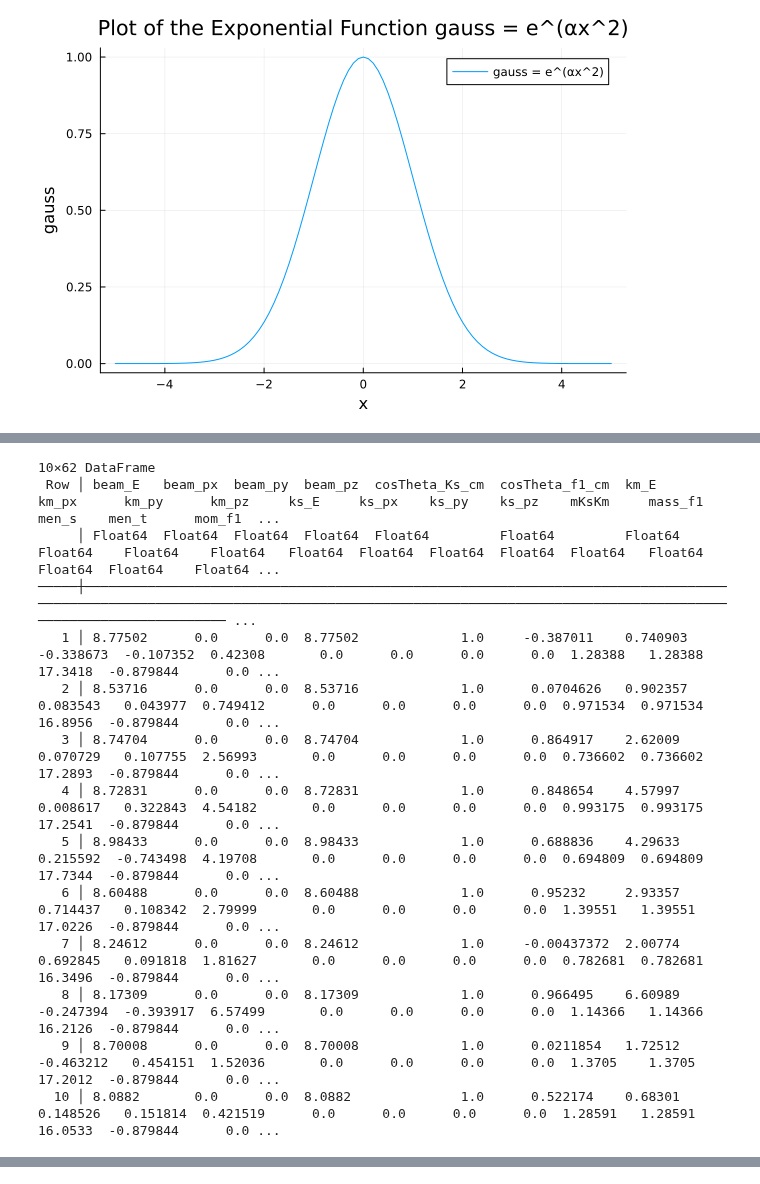
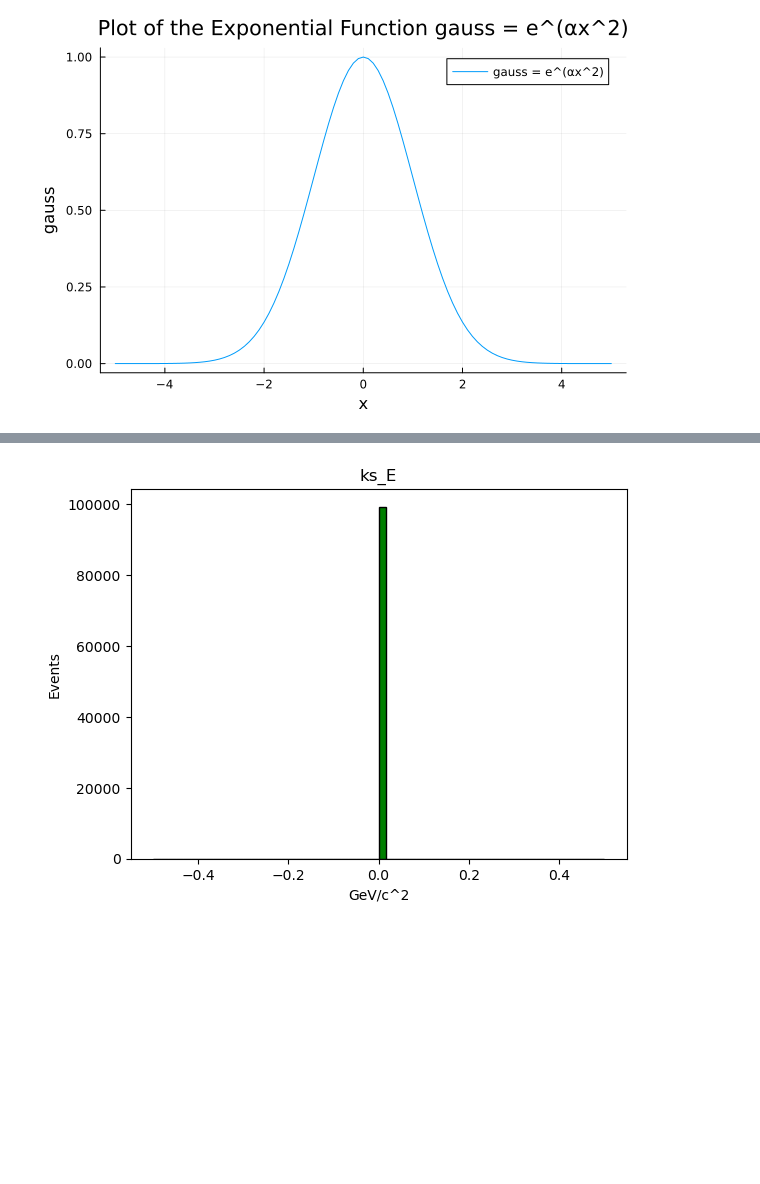
Before and after one commit to dancbart/gluex, a Jupyter notebook: analysisMC/variousFunctions.ipynb, the cells around one changed output, grey strips where cells are left out. Cells and saved outputs as stored; diff of their text form; code cells hidden in the pictures; blank space fills up the shorter version.

Commit message:
Got regular plot and root histogram to print properly.

```diff
--- a/analysisMC/variousFunctions.ipynb
+++ b/analysisMC/variousFunctions.ipynb
@@ -128,38 +72,37 @@ UndefVarError: UndefVarError: `colarray` not defined
-# %%
-using PyCall
-using DataFrames
-
-# Import ROOT from PyROOT
-pyimport_conda("ROOT", "root")
-
-file = pyimport("ROOT").TFile.Open("KKpi_mcThrown.root")
-
-# Create an RDataFrame with specific branches
-ROOT = pyimport("ROOT")
-branches = ["nParticles", "nThrown", "beam_px", "beam_py", "beam_pz", "beam_E", "target_px", "target_py", "target_pz", "target_E", "pip1_px", "pip1_py", "pip1_pz", "pip1_E", "pip2_px", "pip2_py", "pip2_pz", "pip2_E", "pim_px", "pim_py", "pim_pz", "pim_E", "km_px", "km_py", "km_pz", "km_E", "proton_px", "proton_py", "proton_pz", "proton_E", "ks_px", "ks_py", "ks_pz", "ks_E", "theta_p", "mom_p", "phi_p", "theta_km", "mom_km", "phi_km", "theta_pip1", "mom_pip1", "phi_pip1", "theta_pip2", "mom_pip2", "phi_pip2", "theta_pim", "mom_pim", "phi_pim", "theta_f1", "mom_f1", "phi_f1", "mass_f1", "mpippim", "mppip1", "mKsKm", "men_s", "men_t", "cosTheta_f1_cm", "phi_f1_cm", "cosTheta_Ks_cm", "phi_Ks_cm"]
-
-dfRoot = ROOT.RDataFrame("pipkmks_flat_Thrown", "KKpi_mcThrown.root")
-
-# Convert RDataFrame to pandas DataFrame
-pandas = pyimport("pandas")
-dfKKpi = dfRoot.AsNumpy(branches)
-
-# Convert the pandas DataFrame to a Julia DataFrame
-df = DataFrame(df)
-
-println(first(df, 10))
-# %% [output]
-10×62 DataFrame
- Row │ beam_E   beam_px  beam_py  beam_pz  cosTheta_Ks_cm  cosTheta_f1_cm  km_E      km_px      km_py      km_pz     ks_E     ks_px    ks_py    ks_pz    mKsKm     mass_f1   men_s    men_t      mom_f1  ...
-     │ Float64  Float64  Float64  Float64  Float64         Float64         Float64   Float64    Float64    Float64   Float64  Float64  Float64  Float64  Float64   Float64   Float64  Float64    Float64 ...
-─────┼────────────────────────────────────────────────────────────────────────────────────────────────────────────────────────────────────────────────────────────────────────────────────────────────── ...
-   1 │ 8.77502      0.0      0.0  8.77502             1.0     -0.387011    0.740903  -0.338673  -0.107352  0.42308       0.0      0.0      0.0      0.0  1.28388   1.28388   17.3418  -0.879844      0.0 ...
-   2 │ 8.53716      0.0      0.0  8.53716             1.0      0.0704626   0.902357   0.083543   0.043977  0.749412      0.0      0.0      0.0      0.0  0.971534  0.971534  16.8956  -0.879844      0.0 ...
-   3 │ 8.74704      0.0      0.0  8.74704             1.0      0.864917    2.62009    0.070729   0.107755  2.56993       0.0      0.0      0.0      0.0  0.736602  0.736602  17.2893  -0.879844      0.0 ...
-   4 │ 8.72831      0.0      0.0  8.72831             1.0      0.848654    4.57997    0.008617   0.322843  4.54182       0.0      0.0      0.0      0.0  0.993175  0.993175  17.2541  -0.879844      0.0 ...
-   5 │ 8.98433      0.0      0.0  8.98433             1.0      0.688836    4.29633    0.215592  -0.743498  4.19708       0.0      0.0      0.0      0.0  0.694809  0.694809  17.7344  -0.879844      0.0 ...
-   6 │ 8.60488      0.0      0.0  8.60488             1.0      0.95232     2.93357    0.714437   0.108342  2.79999       0.0      0.0      0.0      0.0  1.39551   1.39551   17.0226  -0.879844      0.0 ...
-   7 │ 8.24612      0.0      0.0  8.24612             1.0     -0.00437372  2.00774    0.692845   0.091818  1.81627       0.0      0.0      0.0      0.0  0.782681  0.782681  16.3496  -0.879844      0.0 ...
-   8 │ 8.17309      0.0      0.0  8.17309             1.0      0.966495    6.60989   -0.247394  -0.393917  6.57499       0.0      0.0      0.0      0.0  1.14366   1.14366   16.2126  -0.879844      0.0 ...
-   9 │ 8.70008      0.0      0.0  8.70008             1.0      0.0211854   1.72512   -0.463212   0.454151  1.52036       0.0      0.0      0.0      0.0  1.3705    1.3705    17.2012  -0.879844      0.0 ...
-  10 │ 8.0882       0.0      0.0  8.0882              1.0      0.522174    0.68301    0.148526   0.151814  0.421519      0.0      0.0      0.0      0.0  1.28591   1.28591   16.0533  -0.879844      0.0 ...
+# %%
+using PyPlot
+
+function plotting(df::DataFrame, column::String, bins::Int)
+    # Extract the data from the specified column
+    data = df[:, column]
+
+    # Create the histogram
+    clf()  # Clear the current figure
+    hist(data, bins=60, edgecolor="black")
+    title("$column")
+    xlabel("GeV/c^2")
+    ylabel("Events")
+    gcf()  # Get (print) the current figure
+
+end
+
+# Example usage
+plotting(dfKKpi, "ks_E")
+# %%
+using PyPlot
+using Statistics
+
+function plotting(df::DataFrame, column::String; bins::Int=50, range::Union{Nothing, Tuple{Float64, Float64}}=nothing)
+    # Extract the data from the specified column(s)
+    data = df[:, column]
+
+    clf() # Clear the current figure
+    hist(data, bins=bins, edgecolor="black", range=range, color="green")
+    title(column)
+    xlabel("GeV/c^2")
+    ylabel("Events")
+    gcf()  # Get the current figure to ensure it's printed
+end
+
+plotting(dfKKpi, "ks_E", bins=60)
+# %% [output]
@@ -165,0 +110 @@ println(first(df, 10))
+[figure, added]
```
Also changed, not shown: parts of 6 cells of this notebook.
